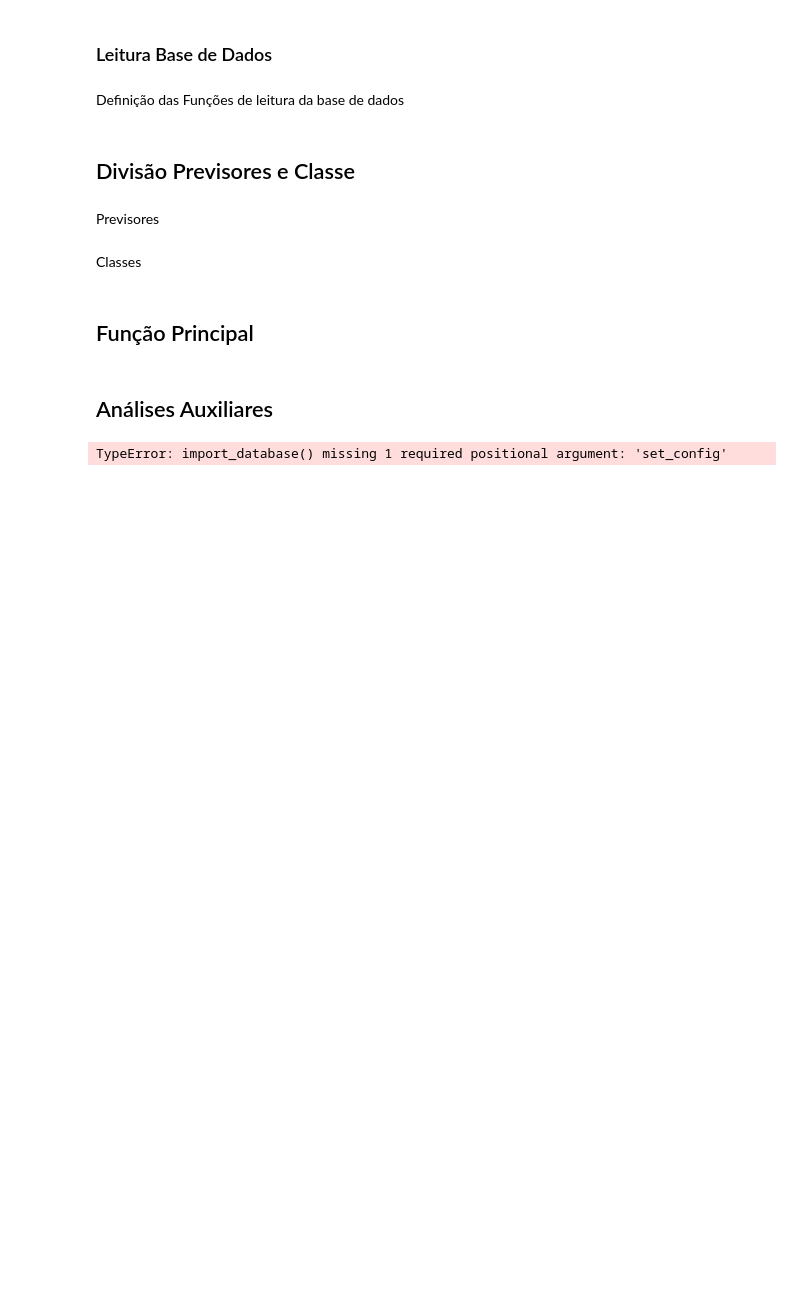
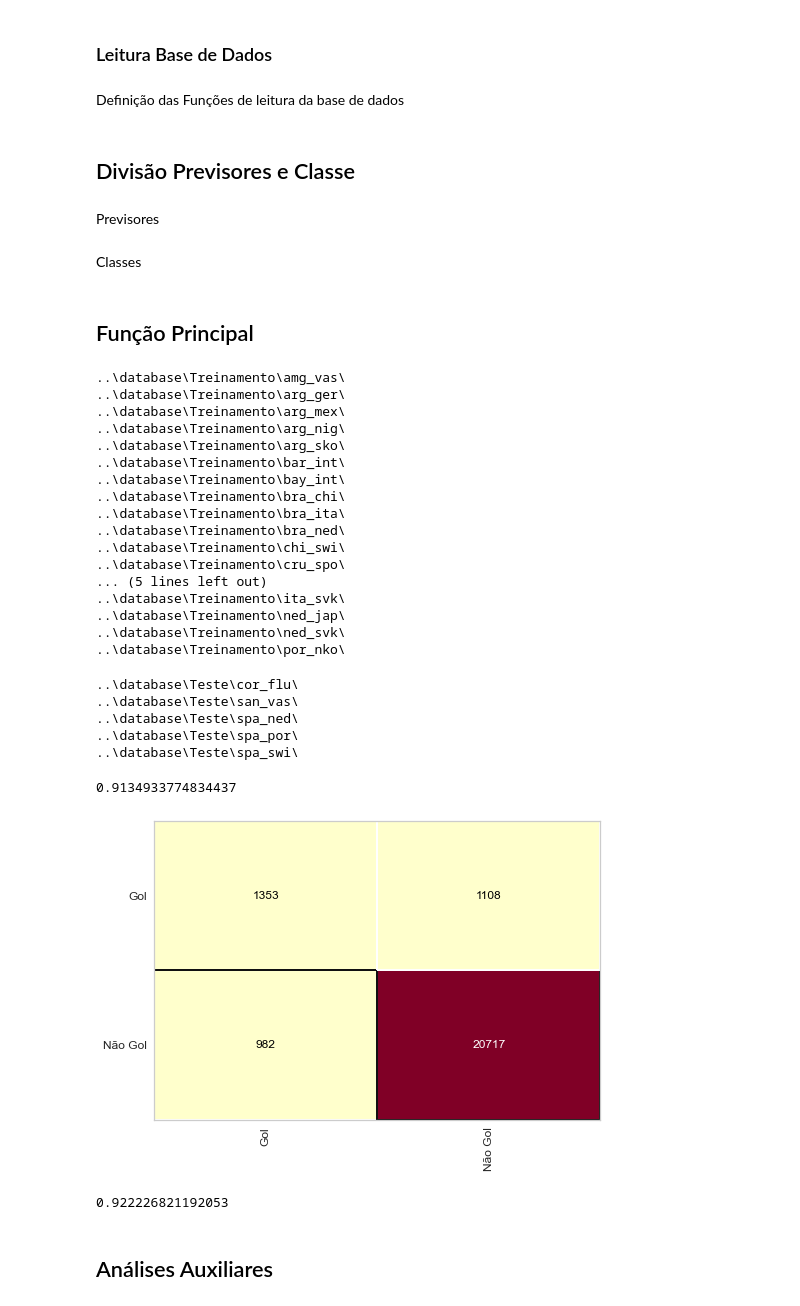
Before and after one commit to Pvlima019/DETECCAO-AUTOMATICA-DE-MOMENTOS-DE-GOL, a Jupyter notebook: Projeto Final.ipynb, the cells around one changed output. Cells and saved outputs as stored; diff of their text form; code cells hidden in the pictures; blank space fills up the shorter version.

```diff
--- a/Projeto Final.ipynb
+++ b/Projeto Final.ipynb
@@ -84,24 +91,32 @@ def import_moments_classifictaion(match, len, highlights_file_name):
     #Data frame com todos os intervalos de highligths de uma partida
     highlights_file =  pd.DataFrame()
 
-    #Data frame com os intervalos de highligths de uma partida
-    highlights_of_match = pd.DataFrame(list(range(1,len)), columns=['classification'], index=list(range(1,len)))
-
     #nome das colunas do frame de highlights
     colnames=['first_frame','last_frame', 'classification']
 
     #Data Frame com todos os highlights de uma partida
     highlights_file = pd.read_csv(match_by_feature_path, names=colnames, index_col=None, sep =',', header=None)
 
-    highlights_of_match['classification'] = np.nan
+    #Data frame com os intervalos de highligths de uma partida
+    highlights_of_match = pd.DataFrame(list(range(1,len)), columns=['classification_perigo'], index=list(range(1,len)))
+
+    highlights_of_match['classification_perigo'] = np.nan
+    highlights_of_match['classification_gol'] = highlights_of_match['classification_perigo']
+    highlights_of_match['classification'] = highlights_of_match['classification_perigo']
+
 
     for index,row in highlights_file.iterrows():
         first_frame = int(row['first_frame']) if int(row['first_frame']) != ' ' else 0
         last_frame = int(row['last_frame']) if row['last_frame'] != ' ' else int(row['first_frame'])
-        classification = row['classification'] if row['classification'] == ' Gol' else 'Não Gol'
-        highlights_of_match.loc[first_frame:last_frame, 'classification'] = classification
+        classification_perigo = 'Perigo' if (row['classification'] == ' Gol' or row['classification'] == 'Perigo' or row['classification'] == 'Muito Perigo' ) else 'Normal'
+        classification_gol = 'Perigo' if row['classification'] == ' Gol' else 'Não Gol'
+        # classification = row['classification'] if row['classification'] != ' Gol' else np.nan ##if (row['classification'] == 'Normal' or row['classification'] == ' Perigo' or row['classification'] == ' Muito Perigo' ) else np.nan
+        classification = 'Gol' if row['classification'] == ' Gol' else 'Não Gol'
 
-    return highlights_of_match['classification']
+        highlights_of_match.loc[first_frame:last_frame, ['classification_gol','classification_perigo', 'classification']] = [classification_gol,classification_perigo, classification]
+        # highlights_of_match.loc[first_frame:last_frame, 'classification_gol'] = classification_gol
+
+    return highlights_of_match
 # %%
 def import_database (set_config):
 
@@ -139,8 +154,8 @@ def import_database (set_config):
         #Preenche a coluna 'Match' com a partida
         moments_of_match['Match'] = [match_by_feature_path.split('\\')[-2] for _ in range(len(moments_of_match[feature]))]
 
-
-        moments_of_match['Classification'] = import_moments_classifictaion(match, len(moments_of_match[feature]), set_config.highlights_file_name)
+        moments_of_match[['Classification_Gol','Classification_Perigo', 'Classification']] = import_moments_classifictaion(match, len(moments_of_match[feature]), set_config.highlights_file_name)
+        # moments_of_match['Classification'] = import_moments_classifictaion(match, len(moments_of_match[feature]), set_config.highlights_file_name)
 
         moments_of_match.dropna(axis=0, how='any',inplace=True)
 
@@ -159,9 +174,9 @@ def import_database (set_config):
 Previsores
 # %%
 def get_predictors(all_moments):
-    return all_moments.iloc[:, :-2].values
+    return all_moments.iloc[:, :-4].values
 # %% [markdown]
 Classes
 # %%
-def get_classes(all_moments):
+def get_classes_perigo(all_moments):
     return all_moments.iloc[:, -1:].values
@@ -177,36 +195,64 @@ set_config_treinamento = set_config_treinamento()
 all_moments_treinamento = pd.DataFrame()
 all_moments_treinamento = import_database(set_config_treinamento)
 
 # Separa Preditores e Classificadores
 predictors_treinamento = get_predictors(all_moments_treinamento)
-classes_treinamento = get_classes(all_moments_treinamento)
+classes_treinamento = get_classes_perigo(all_moments_treinamento)
+
+# classes_treinamento = get_classes_perigo(all_moments_treinamento)
+# classes_treinamento = get_classes_gol(all_moments_treinamento)
+# np.savetxt("foo.csv", predictors_treinamento, delimiter=",")
 
 ##Cria o Random Forest e realiza o treinamento
 random_forest = RandomForestClassifier(n_estimators=10,criterion='entropy',random_state=0)
 random_forest.fit(predictors_treinamento, classes_treinamento)
-
 
 ############ TESTE ##########
 # Configurações Gerais de Teste
 set_config_teste = set_config_teste()
 
 # Importa a base de dados
 all_moments_teste = pd.DataFrame()
 all_moments_teste = import_database(set_config_teste)
 
 # Separa Preditores e Classificadores
 predictors_teste = get_predictors(all_moments_teste)
-classes_teste = get_classes(all_moments_teste)
+classes_teste = get_classes_perigo(all_moments_teste)
 
 predictions = random_forest.predict(predictors_teste)
 
 ############ Verificacao ##########
 accuracy_score(classes_teste, predictions)
 
 #cm = ConfusionMatrix(arvore_credit) corrigido 10/04/2021
 cm = ConfusionMatrix(random_forest)
 cm.fit(predictors_treinamento, classes_treinamento)
 cm.score(predictors_teste, classes_teste)
+# %% [output]
+..\database\Treinamento\amg_vas\
+..\database\Treinamento\arg_ger\
+..\database\Treinamento\arg_mex\
+..\database\Treinamento\arg_nig\
+..\database\Treinamento\arg_sko\
+..\database\Treinamento\bar_int\
+..\database\Treinamento\bay_int\
+..\database\Treinamento\bra_chi\
+..\database\Treinamento\bra_ita\
+..\database\Treinamento\bra_ned\
+..\database\Treinamento\chi_swi\
+..\database\Treinamento\cru_spo\
+... (5 lines left out)
+..\database\Treinamento\ita_svk\
+..\database\Treinamento\ned_jap\
+..\database\Treinamento\ned_svk\
+..\database\Treinamento\por_nko\
+..\database\Teste\cor_flu\
+..\database\Teste\san_vas\
+..\database\Teste\spa_ned\
+..\database\Teste\spa_por\
+..\database\Teste\spa_swi\
+0.9134933774834437
+[figure, added]
 # %%
 ##Cria o Random Forest e realiza o treinamento
 random_forest = RandomForestClassifier(n_estimators=1000,criterion='entropy',random_state=0)
@@ -216,10 +262,7 @@ predictions = random_forest.predict(predictors_teste)
 
 ############ Verificacao ##########
 accuracy_score(classes_teste, predictions)
+# %% [output]
+0.922226821192053
 # %% [markdown]
 ## Análises Auxiliares
-# %%
-all_moments = import_database()
-sns.countplot(y="Classification", hue="Match", data = all_moments)
-# %% [output]
-TypeError: import_database() missing 1 required positional argument: 'set_config'
```
Also changed, not shown: parts of 6 cells of this notebook.
